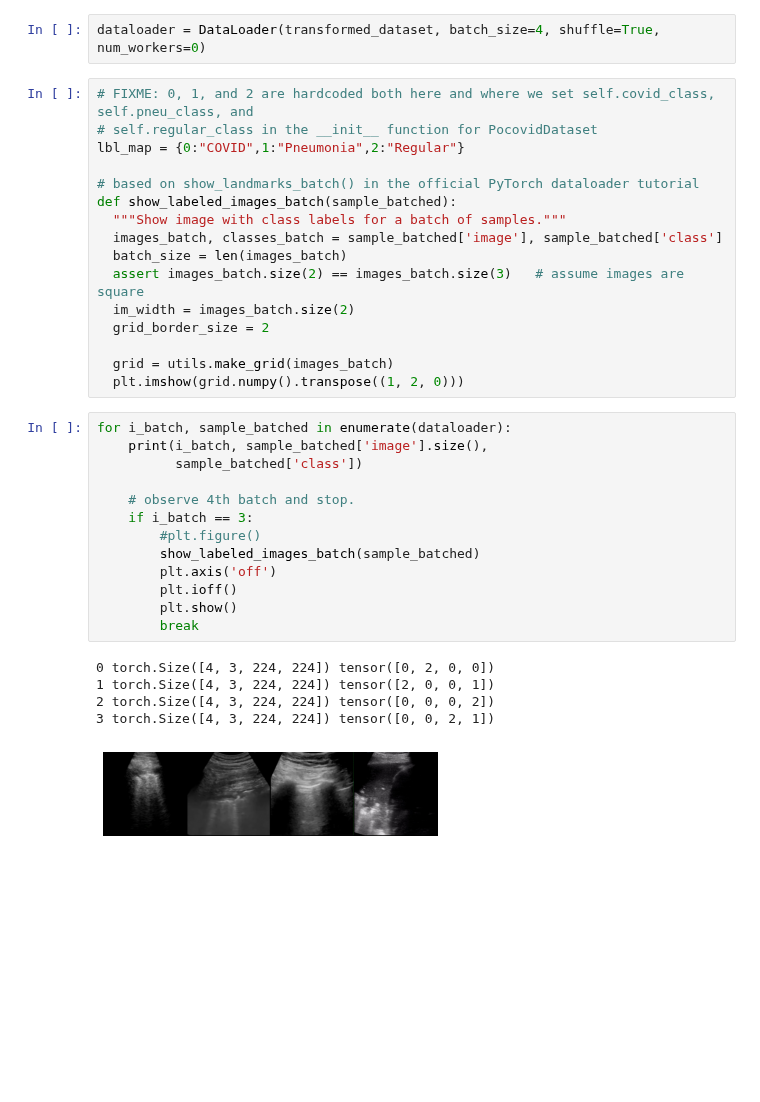
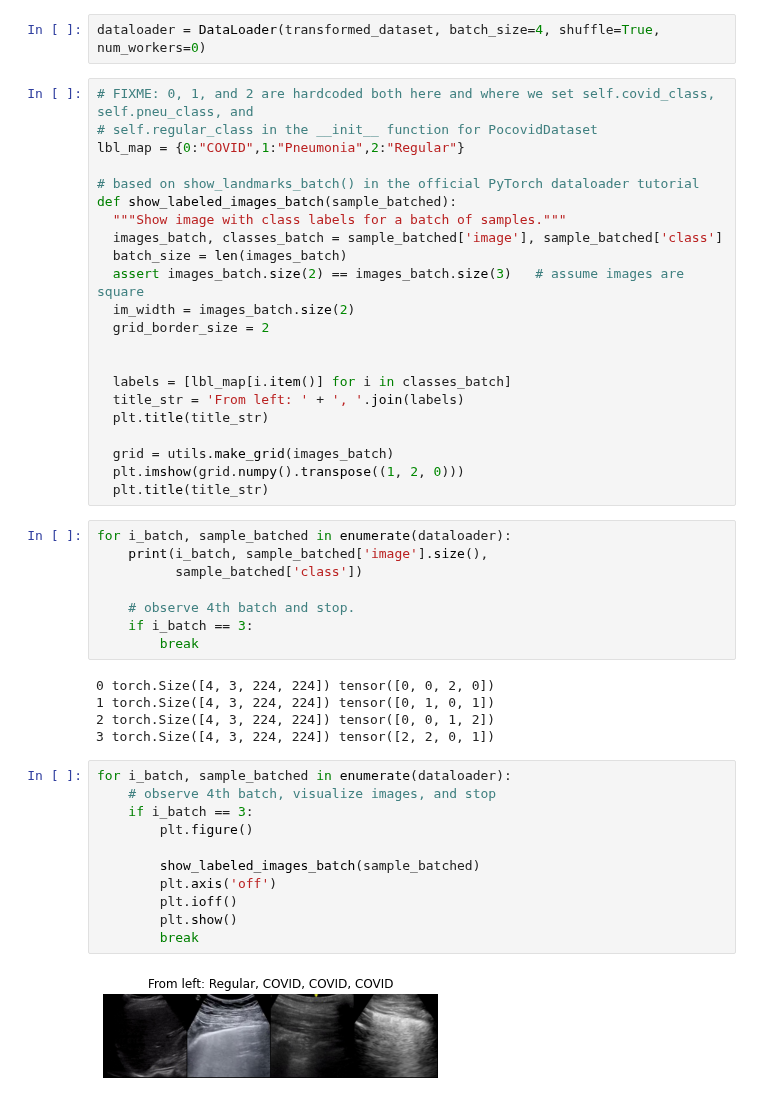
Before and after one commit to ar-ambuj23/covid19_pocus_ultrasound_pytorch, a Jupyter notebook: code/app/data_loader_example.ipynb, the cells around one changed output. Drawn from its saved outputs; the diff is of its cells as text; blank space fills up the shorter version.

Commit message:
Now captioning sample batch visualization

```diff
--- a/code/app/data_loader_example.ipynb
+++ b/code/app/data_loader_example.ipynb
@@ -171,24 +171,37 @@ def show_labeled_images_batch(sample_batched):
   im_width = images_batch.size(2)
   grid_border_size = 2
 
+
+  labels = [lbl_map[i.item()] for i in classes_batch]
+  title_str = 'From left: ' + ', '.join(labels)
+  plt.title(title_str)
+
   grid = utils.make_grid(images_batch)
   plt.imshow(grid.numpy().transpose((1, 2, 0)))
+  plt.title(title_str)
+# %%
+for i_batch, sample_batched in enumerate(dataloader):
+    print(i_batch, sample_batched['image'].size(),
+          sample_batched['class'])
+
+    # observe 4th batch and stop.
+    if i_batch == 3:
+        break
+# %% [output]
+0 torch.Size([4, 3, 224, 224]) tensor([0, 0, 2, 0])
+1 torch.Size([4, 3, 224, 224]) tensor([0, 1, 0, 1])
+2 torch.Size([4, 3, 224, 224]) tensor([0, 0, 1, 2])
+3 torch.Size([4, 3, 224, 224]) tensor([2, 2, 0, 1])
 # %%
 for i_batch, sample_batched in enumerate(dataloader):
-    print(i_batch, sample_batched['image'].size(),
-          sample_batched['class'])
+    # observe 4th batch, visualize images, and stop
+    if i_batch == 3:
+        plt.figure()
 
-    # observe 4th batch and stop.
-    if i_batch == 3:
-        #plt.figure()
         show_labeled_images_batch(sample_batched)
         plt.axis('off')
         plt.ioff()
         plt.show()
         break
 # %% [output]
-0 torch.Size([4, 3, 224, 224]) tensor([0, 2, 0, 0])
-1 torch.Size([4, 3, 224, 224]) tensor([2, 0, 0, 1])
-2 torch.Size([4, 3, 224, 224]) tensor([0, 0, 0, 2])
-3 torch.Size([4, 3, 224, 224]) tensor([0, 0, 2, 1])
-[figure, old version]
+[figure, new version]
```
